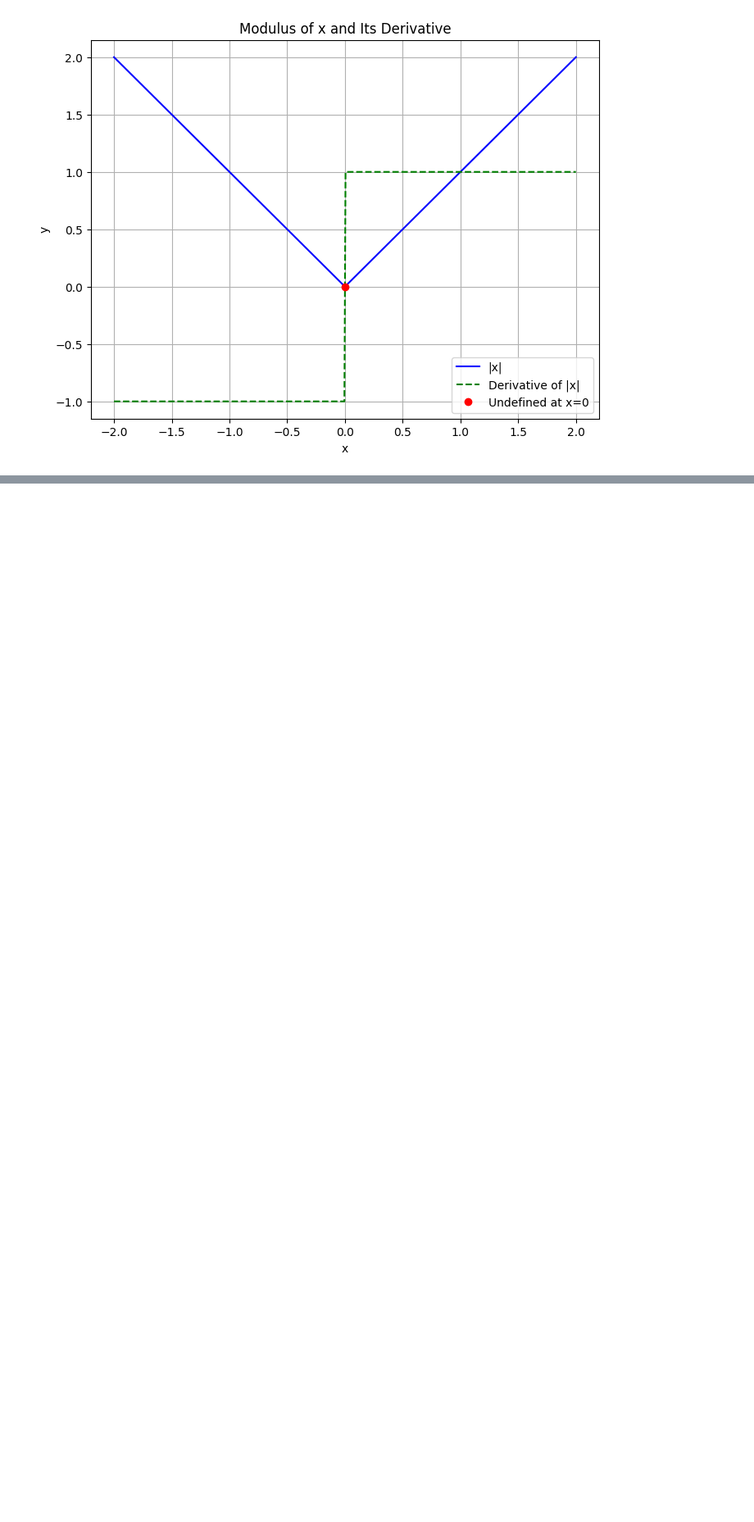
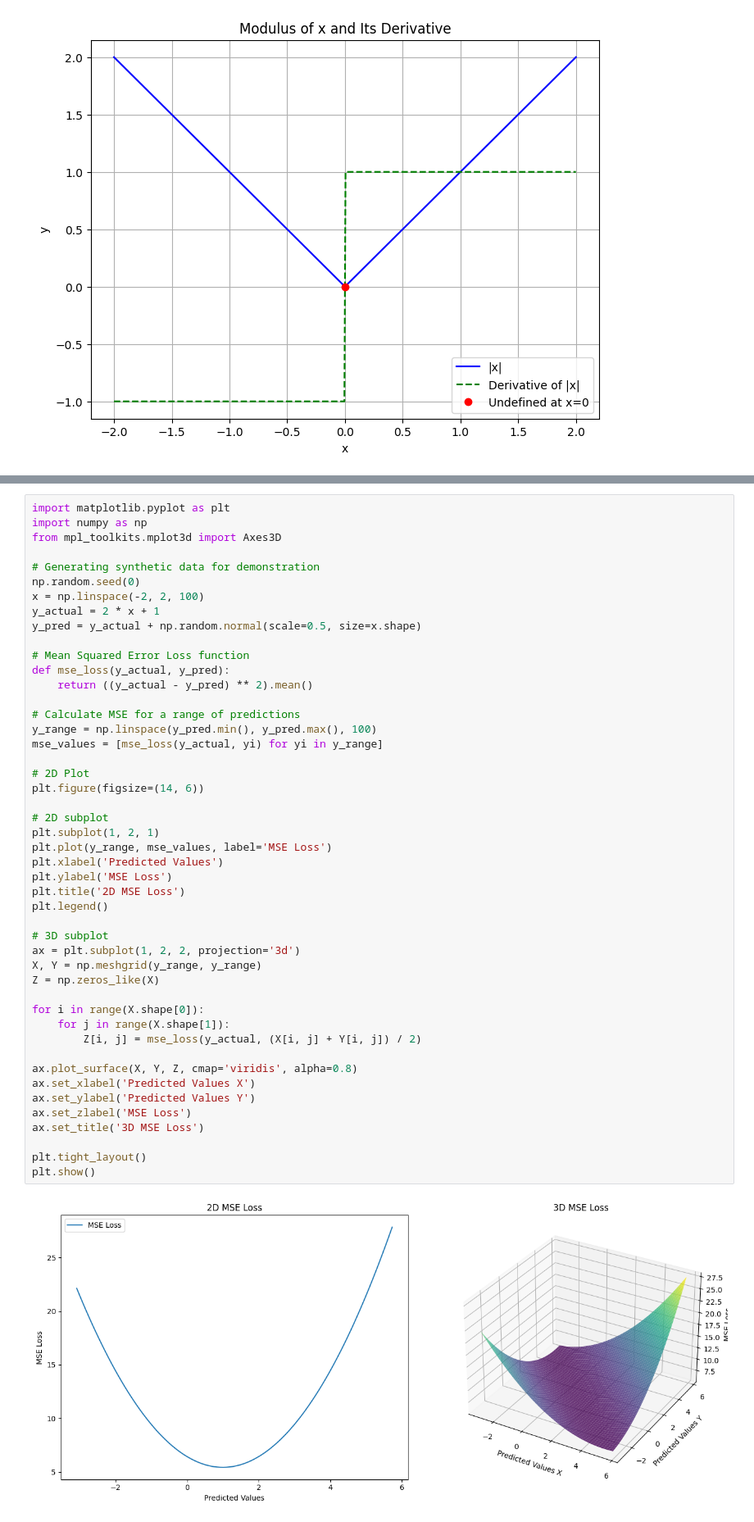
Before and after one commit to interactive-ml-book/interactive-ml-book.github.io, a Jupyter notebook: _sources/cse-workshop-2024.ipynb, the cells around one changed output, grey strips where cells are left out. Shown: that part at 82% size. Drawn from its saved outputs; the diff is of its cells as text; blank space fills up the shorter version.

```diff
--- a/_sources/cse-workshop-2024.ipynb
+++ b/_sources/cse-workshop-2024.ipynb
@@ -195,0 +260,49 @@ plt.show()
+# %%
+import matplotlib.pyplot as plt
+import numpy as np
+from mpl_toolkits.mplot3d import Axes3D
+
+# Generating synthetic data for demonstration
+np.random.seed(0)
+x = np.linspace(-2, 2, 100)
+y_actual = 2 * x + 1
+y_pred = y_actual + np.random.normal(scale=0.5, size=x.shape)
+
+# Mean Squared Error Loss function
+def mse_loss(y_actual, y_pred):
+    return ((y_actual - y_pred) ** 2).mean()
+
+# Calculate MSE for a range of predictions
+y_range = np.linspace(y_pred.min(), y_pred.max(), 100)
+mse_values = [mse_loss(y_actual, yi) for yi in y_range]
+
+# 2D Plot
+plt.figure(figsize=(14, 6))
+
+# 2D subplot
+plt.subplot(1, 2, 1)
+plt.plot(y_range, mse_values, label='MSE Loss')
+plt.xlabel('Predicted Values')
+plt.ylabel('MSE Loss')
+plt.title('2D MSE Loss')
+plt.legend()
+
+# 3D subplot
+ax = plt.subplot(1, 2, 2, projection='3d')
+X, Y = np.meshgrid(y_range, y_range)
+Z = np.zeros_like(X)
+
+for i in range(X.shape[0]):
+    for j in range(X.shape[1]):
+        Z[i, j] = mse_loss(y_actual, (X[i, j] + Y[i, j]) / 2)
+
+ax.plot_surface(X, Y, Z, cmap='viridis', alpha=0.8)
+ax.set_xlabel('Predicted Values X')
+ax.set_ylabel('Predicted Values Y')
+ax.set_zlabel('MSE Loss')
+ax.set_title('3D MSE Loss')
+
+plt.tight_layout()
+plt.show()
+# %% [output]
+[figure, added]
```
Also changed, not shown: parts of 18 cells of this notebook, 5 other files.
